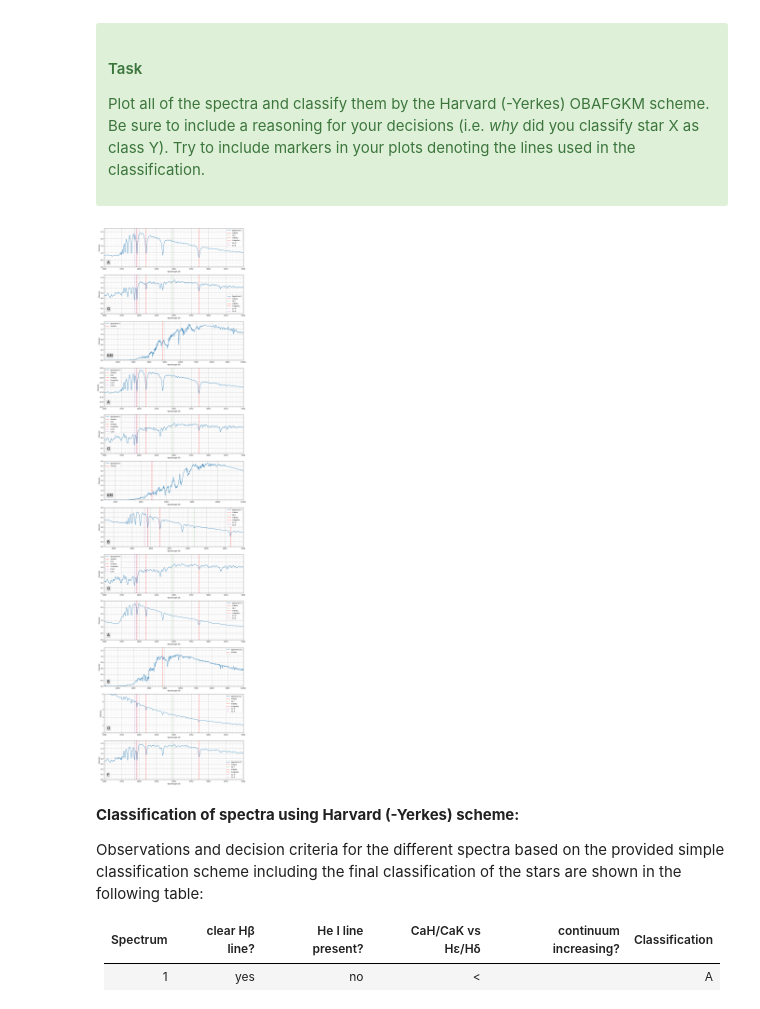
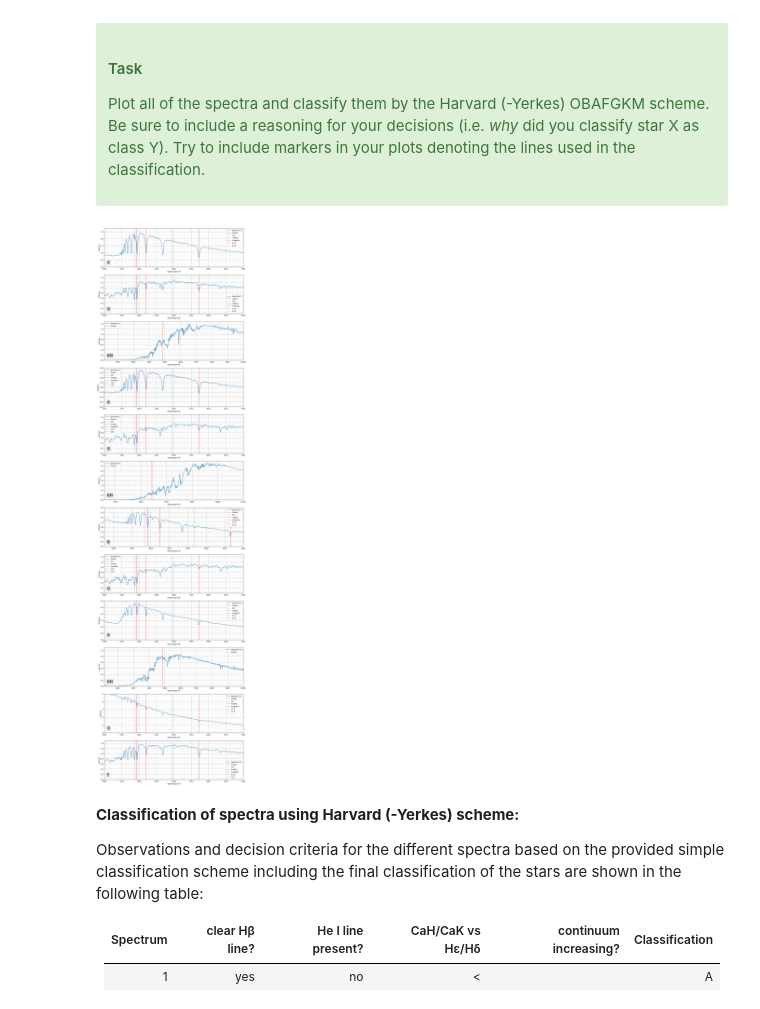
Before and after one commit to B0whunt3r21/AstroPrak, a Jupyter notebook: SpectralTypeClassification.ipynb, the cells around one changed output. Cells and saved outputs as stored; diff of their text form; code cells hidden in the pictures.

```diff
--- a/SpectralTypeClassification.ipynb
+++ b/SpectralTypeClassification.ipynb
@@ -407,35 +407,35 @@ emissionLines = [['H-beta', 'He I', 'H-delta', 'H-epsilon', 'Ca H', 'Ca K']
                  ,['H-beta', 'He I', 'H-delta', 'H-epsilon', 'Ca H', 'Ca K']
                  ,['H-beta']
                  ,['H-beta', 'He I', 'H-delta', 'H-epsilon', 'Ca H', 'Ca K']
                  ,['H-beta', 'He I', 'H-delta', 'H-epsilon', 'Ca H', 'Ca K']]
 
 spectral_classes = {
     0: 'A',
     1: 'G',
     2: 'KM',
     3: 'A',
     4: 'G',
     5: 'KM',
     6: 'B',
     7: 'G',
     8: 'A',
-    9: 'B',
+    9: 'KM',
     10: 'O',
     11: 'F'}
 
 fig, axes = plt.subplots(12, 1, figsize=(15, 60))
 for idx, row in Axes.iterrows():
     plotSpectra(row['X'], row['Y'], ax=axes[idx], nr=idx, xLim=xScalings[idx], yLim=yScalings[idx], emmLines=emissionLines[idx])
 
     spectral_class = spectral_classes.get(idx, '')
     if spectral_class:
         x_pos = xScalings[idx][0] + 0.02 * (xScalings[idx][1] - xScalings[idx][0])
         y_pos = yScalings[idx][0] + 0.09 * (yScalings[idx][1] - yScalings[idx][0])
     axes[idx].text(x_pos, y_pos, spectral_class, fontsize=22, color='black', bbox=dict(facecolor='grey', alpha=0.3, edgecolor='none'))
 
 plt.show()
 # %% [output]
-[figure, old version]
+[figure, new version]
 # %% [markdown]
 **Classification of spectra using Harvard (-Yerkes) scheme:**
 
```
Also changed, not shown: parts of 1 cell of this notebook.
